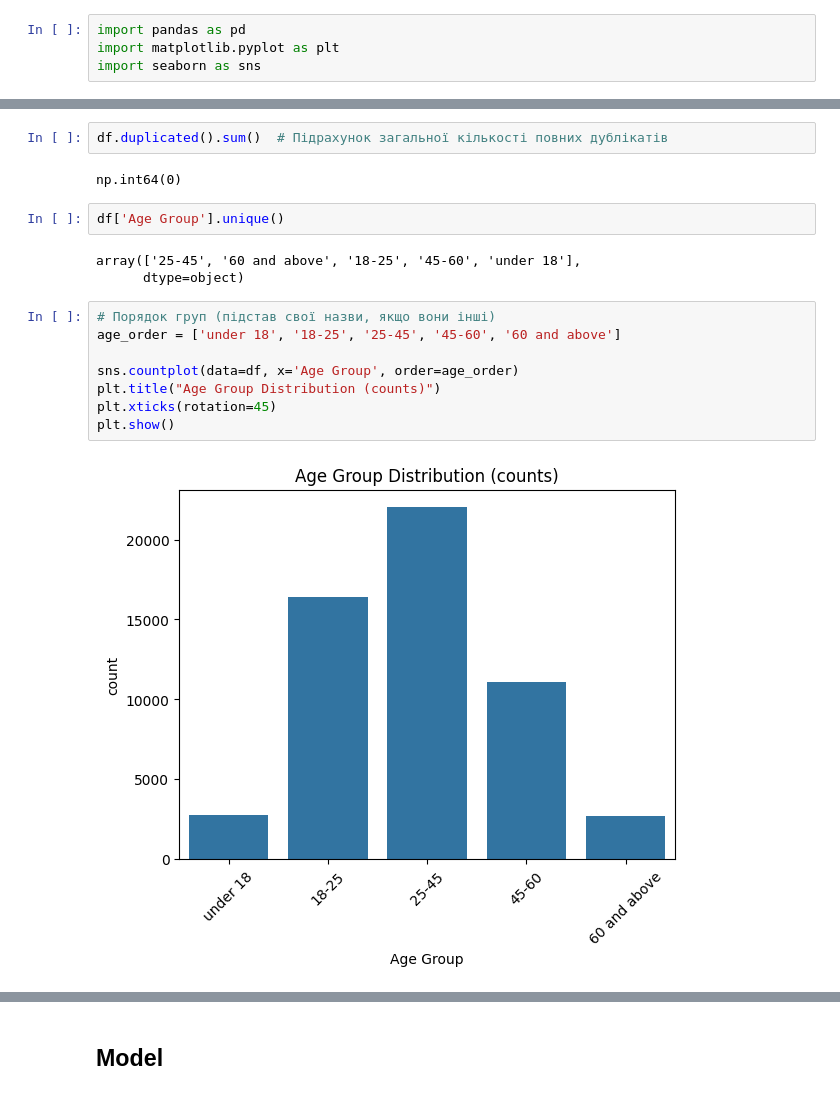
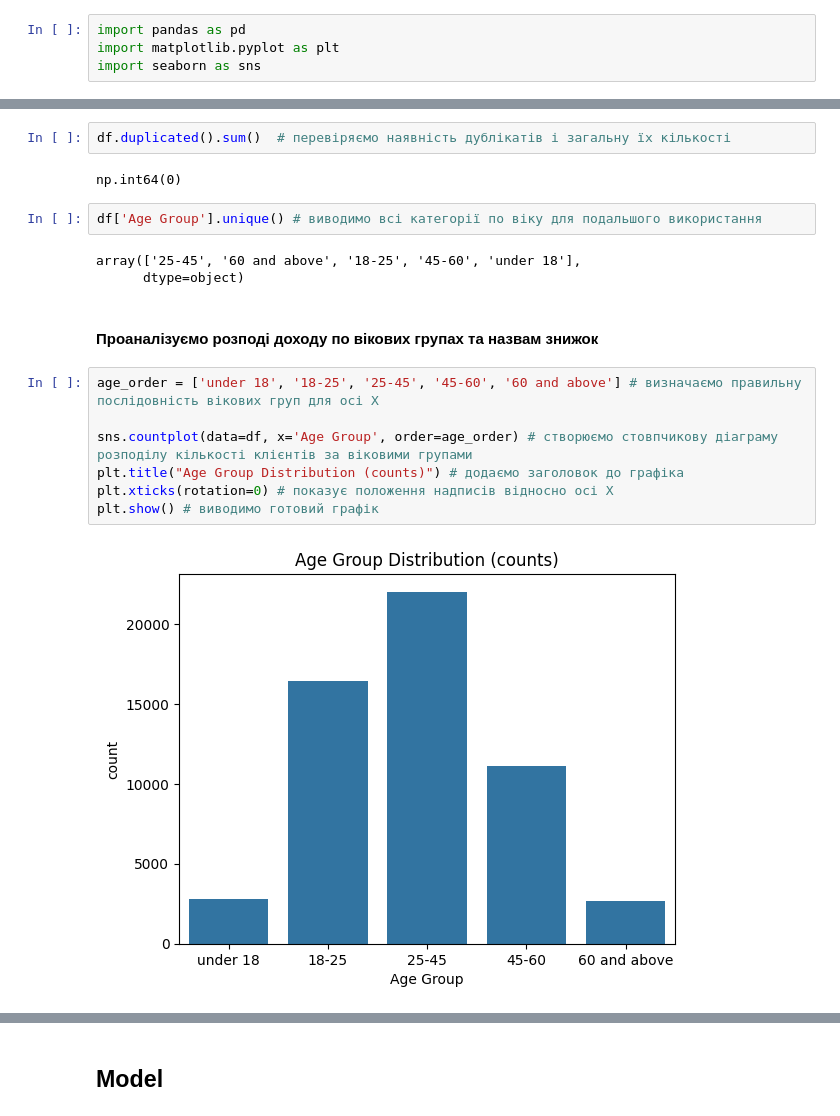
Before and after one commit to SvitlanaShustur/Final-project, a Jupyter notebook: model.ipynb, the cells around one changed output, grey strips where cells are left out. Cells and saved outputs as stored; diff of their text form.

```diff
--- a/model.ipynb
+++ b/model.ipynb
@@ -98,23 +99,24 @@ Age_numeric              0
 dtype: int64
 # %%
-df.duplicated().sum()  # Підрахунок загальної кількості повних дублікатів
+df.duplicated().sum()  # перевіряємо наявність дублікатів і загальну їх кількості
 # %% [output]
 np.int64(0)
 # %%
-df['Age Group'].unique()
+df['Age Group'].unique() # виводимо всі категорії по віку для подальшого використання
 # %% [output]
 array(['25-45', '60 and above', '18-25', '45-60', 'under 18'],
       dtype=object)
+# %% [markdown]
+#### Проаналізуємо розподі доходу по вікових групах та назвам знижок
 # %%
-# Порядок груп (підстав свої назви, якщо вони інші)
-age_order = ['under 18', '18-25', '25-45', '45-60', '60 and above']
+age_order = ['under 18', '18-25', '25-45', '45-60', '60 and above'] # визначаємо правильну послідовність вікових груп для осі X
 
-sns.countplot(data=df, x='Age Group', order=age_order)
-plt.title("Age Group Distribution (counts)")
-plt.xticks(rotation=45)
-plt.show()
+sns.countplot(data=df, x='Age Group', order=age_order) # створюємо стовпчикову діаграму розподілу кількості клієнтів за віковими групами
+plt.title("Age Group Distribution (counts)") # додаємо заголовок до графіка
+plt.xticks(rotation=0) # показує положення надписів відносно осі Х
+plt.show() # виводимо готовий графік
 # %% [output]
-[figure, old version]
+[figure, new version]
 # %%
 age_order = ['under 18', '18-25', '25-45', '45-60', '60 and above']
 
```
Also changed, not shown: parts of 37 cells of this notebook, 3 other files.
